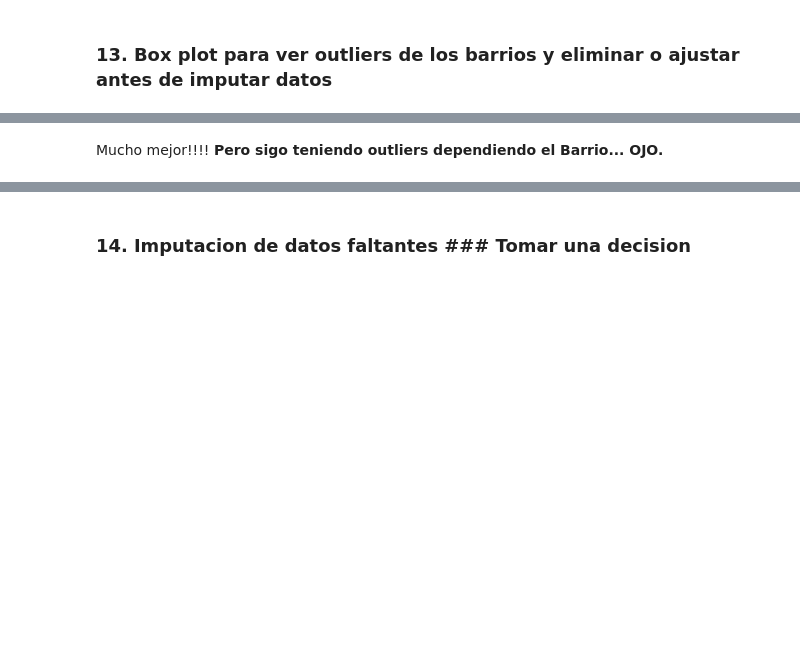
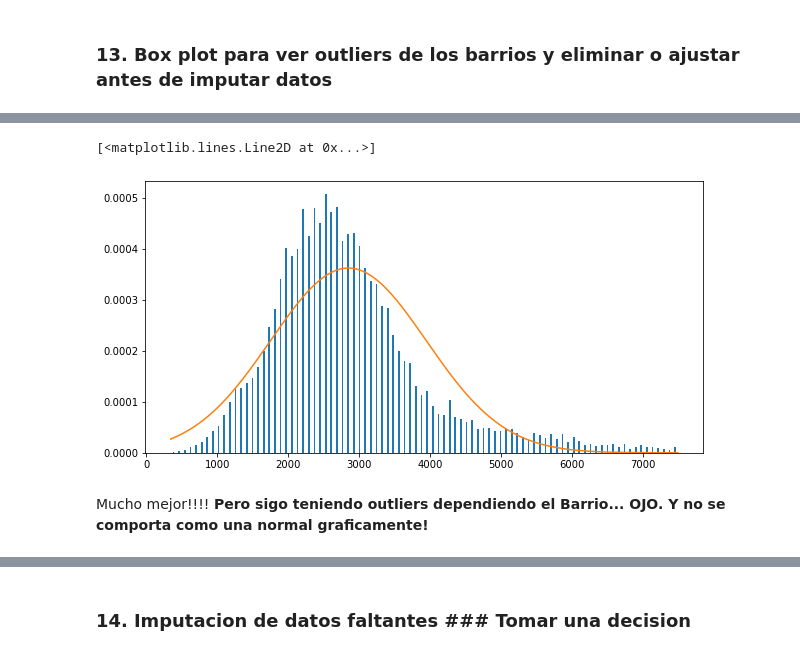
Before and after one commit to nachommm/desafio1, a Jupyter notebook: TP1backup.ipynb, the cells around one changed output, grey strips where cells are left out. Cells and saved outputs as stored; diff of their text form; code cells hidden in the pictures; blank space fills up the shorter version.

Commit message:
Analisis de Outliers

```diff
--- a/TP1backup.ipynb
+++ b/TP1backup.ipynb
@@ -885,2 +885,16 @@ with sns.axes_style(style='ticks'):
+# %%
+from scipy.stats import norm
+
+
+plt.hist(data_caba_clean.price_per_m2, bins=90, rwidth=0.3, density=True)
+plt.xlabel = 'Precio x M2'
+plt.ylabel = 'Count'
+# plt.show()
+
+rng = np.arange(data_caba_clean.price_per_m2.min(), data_caba_clean.price_per_m2.max(), 0.3)
+plt.plot(rng, norm.pdf(rng, data_caba_clean.price_per_m2.mean(), data_caba_clean.price_per_m2.std()))
+# %% [output]
+[<matplotlib.lines.Line2D at 0x...>]
+[figure, added]
 # %% [markdown]
-Mucho mejor!!!! <strong>Pero sigo teniendo outliers dependiendo el Barrio... OJO.</strong>
+Mucho mejor!!!! <strong>Pero sigo teniendo outliers dependiendo el Barrio... OJO. Y no se comporta como una normal graficamente!</strong>
```
Also changed, not shown: parts of 19 cells of this notebook.
